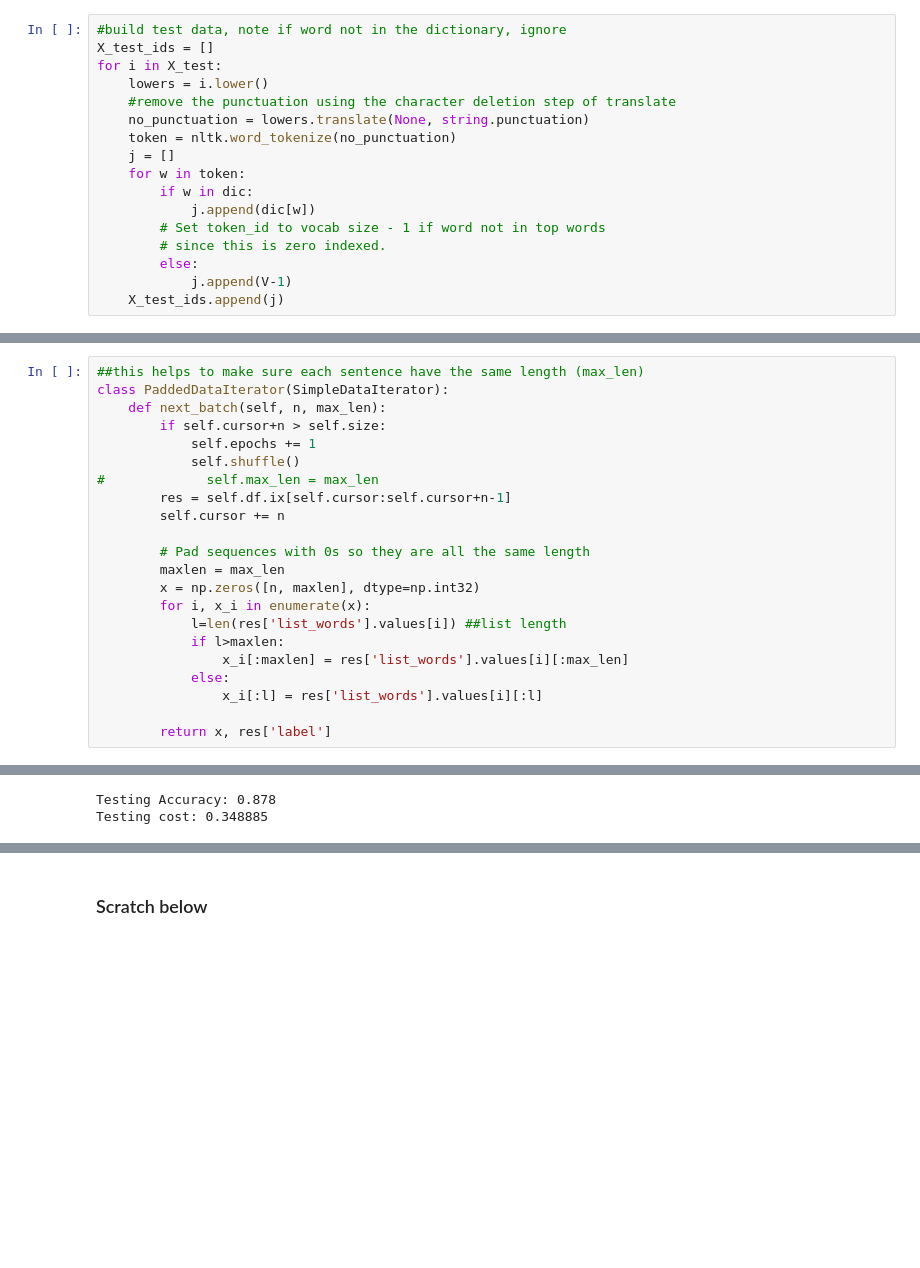
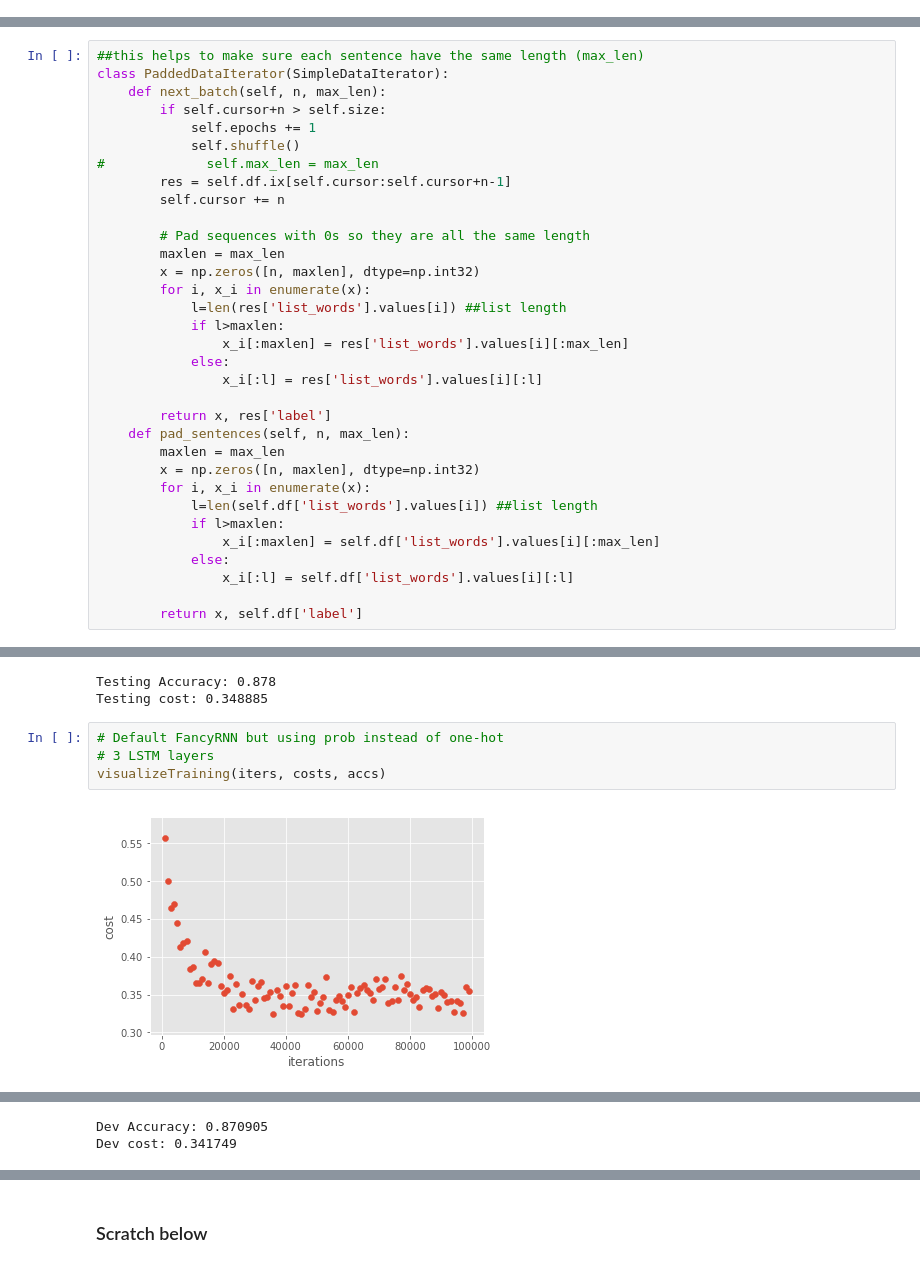
Before and after one commit to yannie/w266-final-project, a Jupyter notebook: Amazon_Review_Helpfuless_Annie.ipynb, the cells around one changed output, grey strips where cells are left out. Drawn from its saved outputs; the diff is of its cells as text; blank space fills up the shorter version.

```diff
--- a/Amazon_Review_Helpfuless_Annie.ipynb
+++ b/Amazon_Review_Helpfuless_Annie.ipynb
@@ -226,17 +289,0 @@ for i in X_sample:
-# %%
-#build test data, note if word not in the dictionary, ignore
-X_test_ids = []
-for i in X_test:
-    lowers = i.lower()
-    #remove the punctuation using the character deletion step of translate
-    no_punctuation = lowers.translate(None, string.punctuation)
-    token = nltk.word_tokenize(no_punctuation)
-    j = []
-    for w in token:
-        if w in dic:
-            j.append(dic[w])
-        # Set token_id to vocab size - 1 if word not in top words
-        # since this is zero indexed.
-        else:
-            j.append(V-1)
-    X_test_ids.append(j)
@@ -339,3 +407,14 @@ class PaddedDataIterator(SimpleDataIterator):
                 x_i[:l] = res['list_words'].values[i][:l]
 
         return x, res['label']
+    def pad_sentences(self, n, max_len):
+        maxlen = max_len
+        x = np.zeros([n, maxlen], dtype=np.int32)
+        for i, x_i in enumerate(x):
+            l=len(self.df['list_words'].values[i]) ##list length
+            if l>maxlen:
+                x_i[:maxlen] = self.df['list_words'].values[i][:max_len]
+            else:
+                x_i[:l] = self.df['list_words'].values[i][:l]
+
+        return x, self.df['label']
@@ -669,3 +839,9 @@ visualizeTraining(iters, costs, accs)
 [figure]
 Testing Accuracy: 0.878
 Testing cost: 0.348885
+# %%
+# Default FancyRNN but using prob instead of one-hot
+# 3 LSTM layers
+visualizeTraining(iters, costs, accs)
+# %% [output]
+[figure, added]
@@ -671,0 +849,2 @@ Testing cost: 0.348885
+Dev Accuracy: 0.870905
+Dev cost: 0.341749
```
Also changed, not shown: parts of 35 cells of this notebook.
